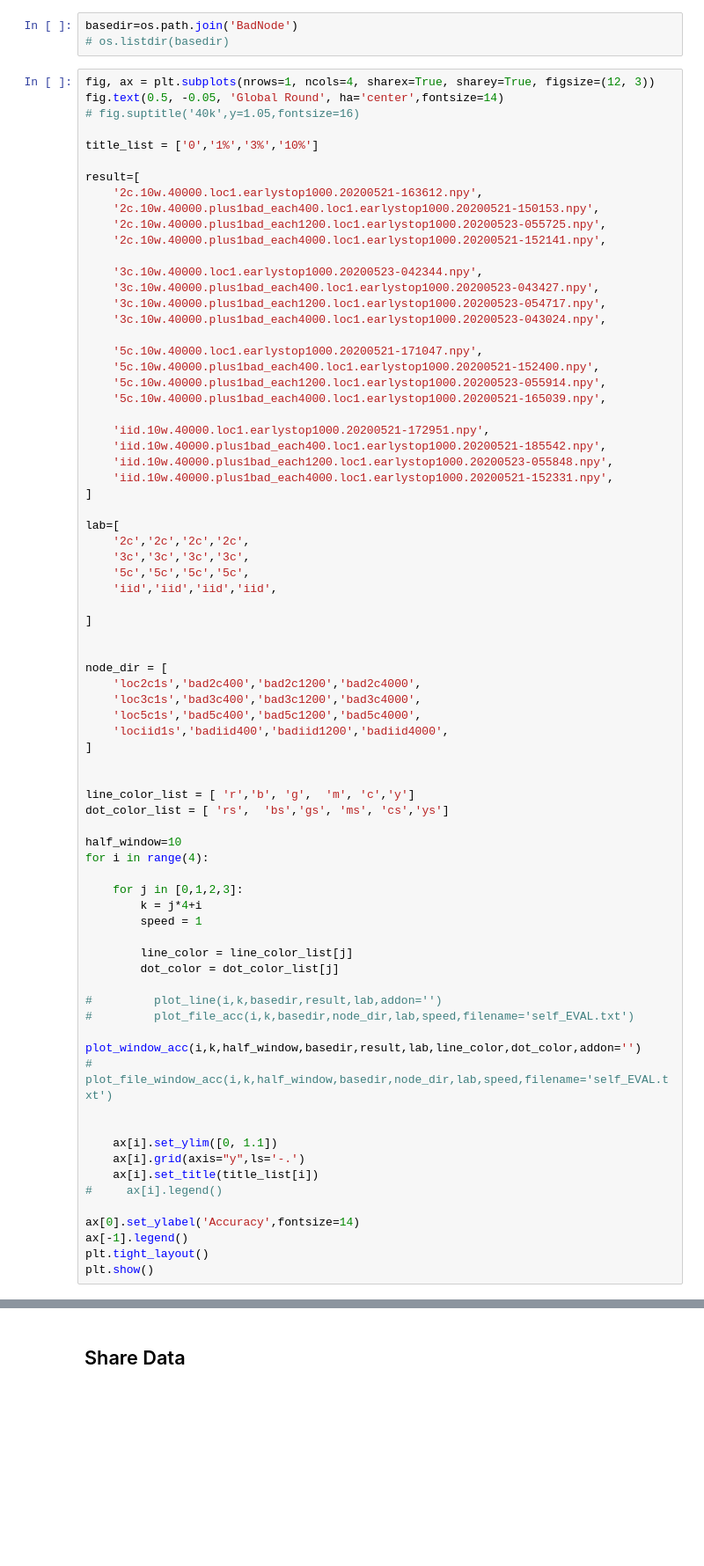
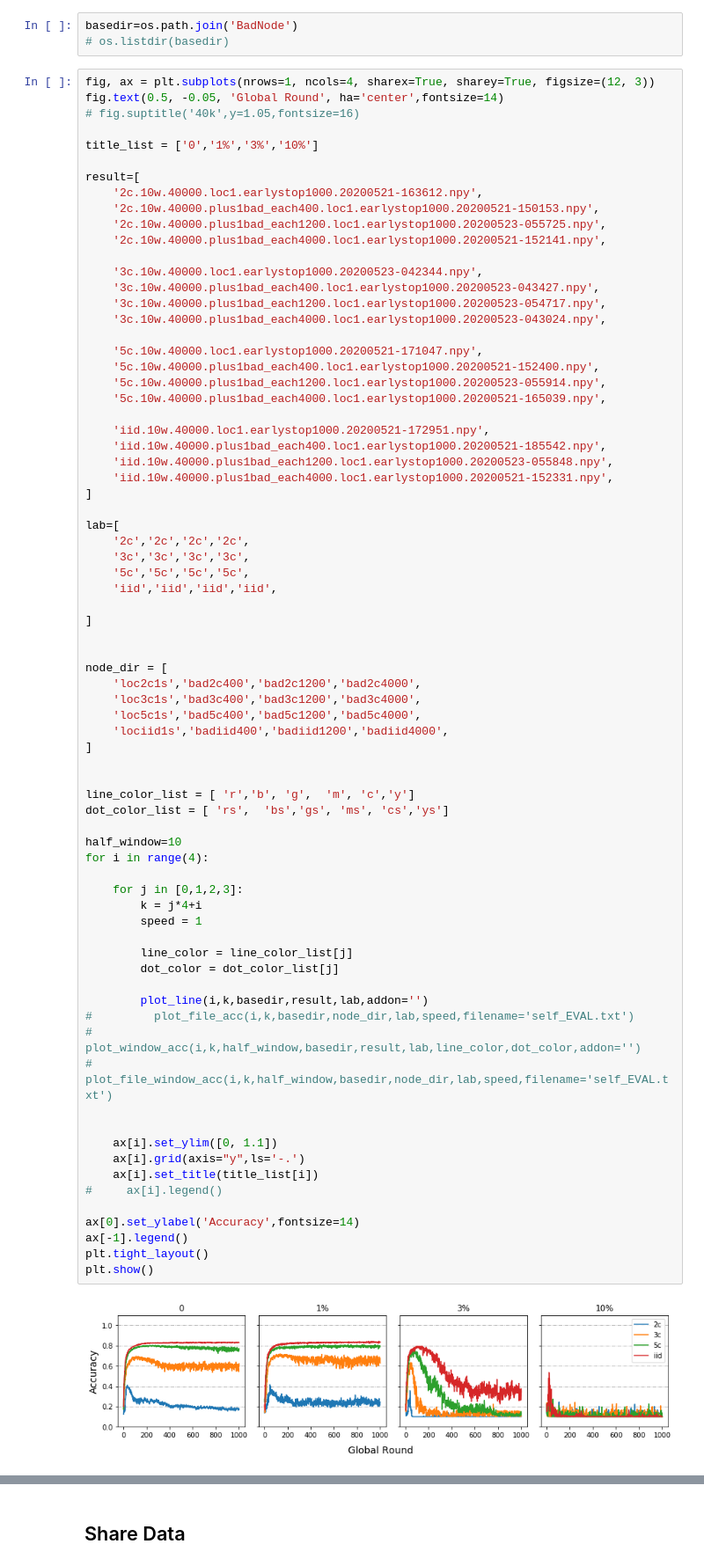
Before and after one commit to Jiarong-L/Thesis2020, a Jupyter notebook: Cifar10/RESULT_40000/Ploting-40k.ipynb, the cells around one changed output, grey strips where cells are left out. Shown at 88% size. Saved outputs shown, nothing was run; the diff lists cells and outputs as text; blank space fills up the shorter version.

```diff
--- a/Cifar10/RESULT_40000/Ploting-40k.ipynb
+++ b/Cifar10/RESULT_40000/Ploting-40k.ipynb
@@ -331,35 +331,37 @@ node_dir = [
     'lociid1s','badiid400','badiid1200','badiid4000',
 ]
 
 
 line_color_list = [ 'r','b', 'g',  'm', 'c','y']
 dot_color_list = [ 'rs',  'bs','gs', 'ms', 'cs','ys']
 
 half_window=10
 for i in range(4):
 
     for j in [0,1,2,3]:
         k = j*4+i
         speed = 1
 
         line_color = line_color_list[j]
         dot_color = dot_color_list[j]
 
-#         plot_line(i,k,basedir,result,lab,addon='')
+        plot_line(i,k,basedir,result,lab,addon='')
 #         plot_file_acc(i,k,basedir,node_dir,lab,speed,filename='self_EVAL.txt')
-        plot_window_acc(i,k,half_window,basedir,result,lab,line_color,dot_color,addon='')
+#         plot_window_acc(i,k,half_window,basedir,result,lab,line_color,dot_color,addon='')
 #         plot_file_window_acc(i,k,half_window,basedir,node_dir,lab,speed,filename='self_EVAL.txt')
 
 
     ax[i].set_ylim([0, 1.1])
     ax[i].grid(axis="y",ls='-.')
     ax[i].set_title(title_list[i])
 #     ax[i].legend()
 
 ax[0].set_ylabel('Accuracy',fontsize=14)
 ax[-1].legend()
 plt.tight_layout()
 plt.show()
+# %% [output]
+[figure, added]
 # %%
 fig, ax = plt.subplots(nrows=1, ncols=4, sharex=True, sharey=True, figsize=(12, 3))
 fig.text(0.5, -0.05, 'Global Round', ha='center',fontsize=14)
```
Also changed, not shown: parts of 1 cell of this notebook, 1 other file.
